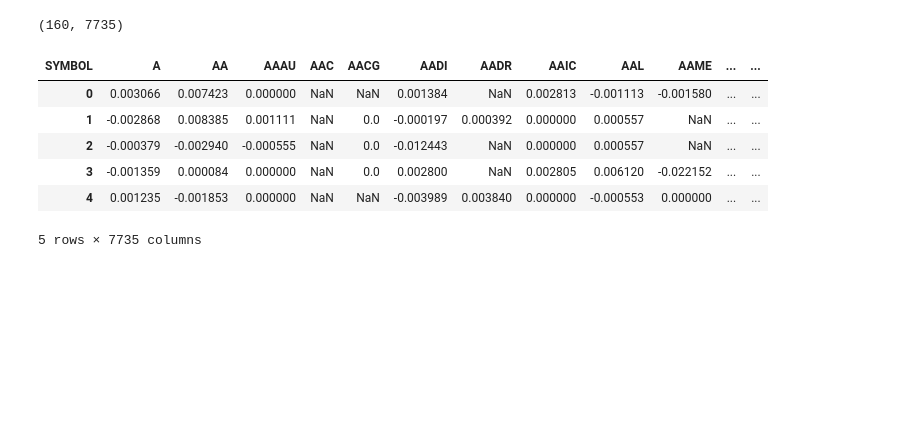
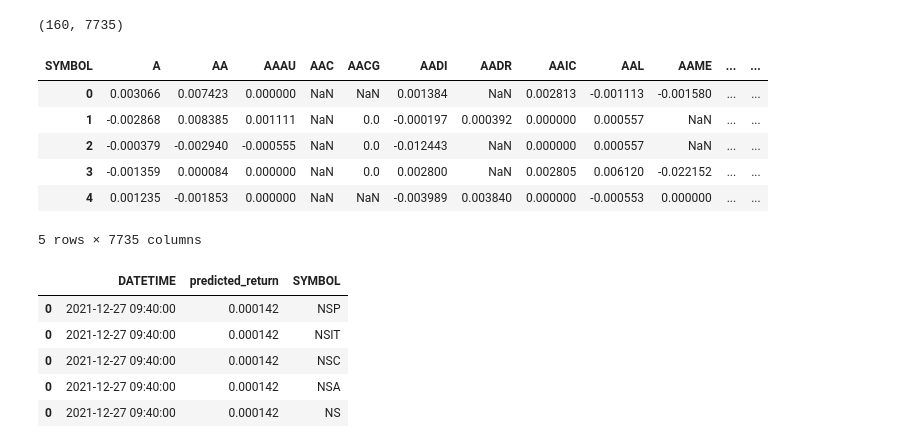
Before and after one commit to PipsCods/High-Frequency-Trading-with-Deep-Learning, a Jupyter notebook: src/notebooks/test_for_alex_leti.ipynb, the cells around one changed output. Drawn from its saved outputs; the diff is of its cells as text; code cells hidden in the pictures; blank space fills up the shorter version.

```diff
--- a/src/notebooks/test_for_alex_leti.ipynb
+++ b/src/notebooks/test_for_alex_leti.ipynb
@@ -182,0 +185,9 @@ actual_df.head()
+# %%
+data.head()
+# %% [output]
+|  | DATETIME | predicted_return | SYMBOL |
+| 0 | 2021-12-27 09:40:00 | 0.000142 | NSP |
+| 0 | 2021-12-27 09:40:00 | 0.000142 | NSIT |
+| 0 | 2021-12-27 09:40:00 | 0.000142 | NSC |
+| 0 | 2021-12-27 09:40:00 | 0.000142 | NSA |
+| 0 | 2021-12-27 09:40:00 | 0.000142 | NS |
```
Also changed, not shown: parts of 7 cells of this notebook, 3 other files.
